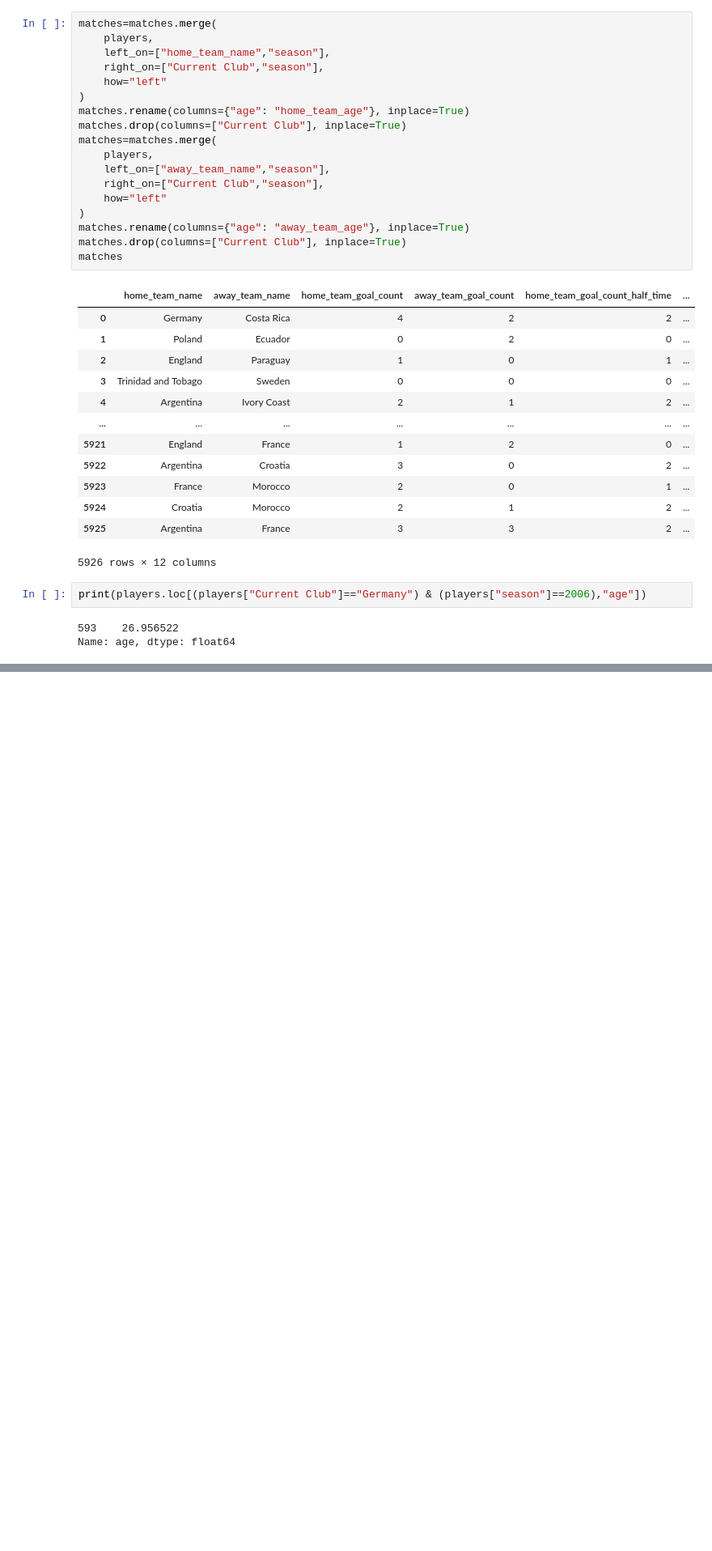
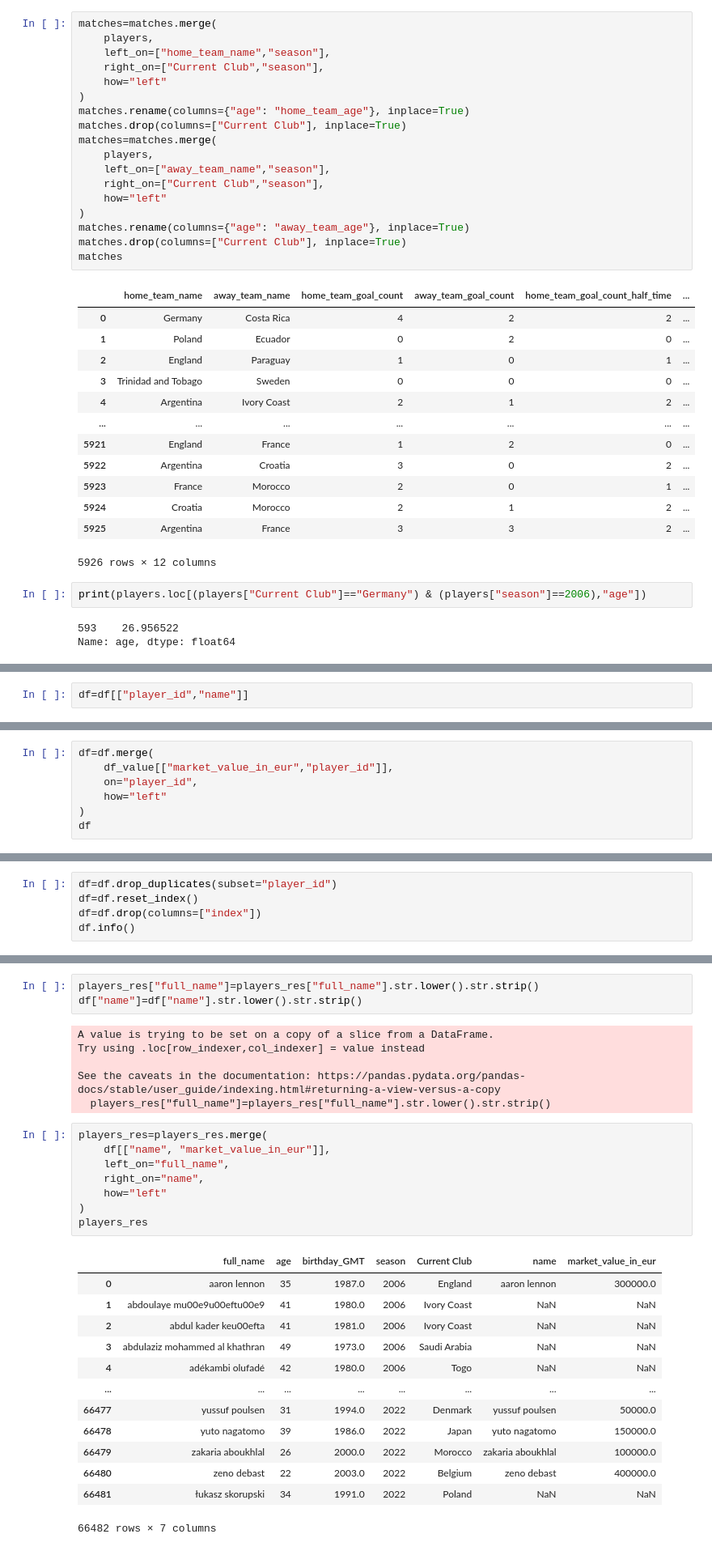
Before and after one commit to yacinemebarki/world_cup_2026_live_prediction, a Jupyter notebook: model_dataExploration/model.ipynb, the cells around one changed output, grey strips where cells are left out. Shown at 81% size. Saved outputs shown, nothing was run; the diff lists cells and outputs as text; blank space fills up the shorter version.

```diff
--- a/model_dataExploration/model.ipynb
+++ b/model_dataExploration/model.ipynb
@@ -390,0 +459,2 @@ matches=matches.drop(columns=["match_number","index"])
+# %%
+df=df[["player_id","name"]]
@@ -390,0 +477,7 @@ matches=matches.drop(columns=["match_number","index"])
+# %%
+df=df.merge(
+    df_value[["market_value_in_eur","player_id"]],
+    on="player_id",
+    how="left"
+)
+df
@@ -390,0 +498,5 @@ matches=matches.drop(columns=["match_number","index"])
+# %%
+df=df.drop_duplicates(subset="player_id")
+df=df.reset_index()
+df=df.drop(columns=["index"])
+df.info()
@@ -390,0 +522,31 @@ matches=matches.drop(columns=["match_number","index"])
+# %%
+players_res["full_name"]=players_res["full_name"].str.lower().str.strip()
+df["name"]=df["name"].str.lower().str.strip()
+# %% [output]
+A value is trying to be set on a copy of a slice from a DataFrame.
+Try using .loc[row_indexer,col_indexer] = value instead
+
+See the caveats in the documentation: https://pandas.pydata.org/pandas-docs/stable/user_guide/indexing.html#returning-a-view-versus-a-copy
+  players_res["full_name"]=players_res["full_name"].str.lower().str.strip()
+# %%
+players_res=players_res.merge(
+    df[["name", "market_value_in_eur"]],
+    left_on="full_name",
+    right_on="name",
+    how="left"
+)
+players_res
+# %% [output]
+|  | full_name | age | birthday_GMT | season | Current Club | name | market_value_in_eur |
+| 0 | aaron lennon | 35 | 1987.0 | 2006 | England | aaron lennon | 300000.0 |
+| 1 | abdoulaye mu00e9u00eftu00e9 | 41 | 1980.0 | 2006 | Ivory Coast | NaN | NaN |
+| 2 | abdul kader keu00efta | 41 | 1981.0 | 2006 | Ivory Coast | NaN | NaN |
+| 3 | abdulaziz mohammed al khathran | 49 | 1973.0 | 2006 | Saudi Arabia | NaN | NaN |
+| 4 | adékambi olufadé | 42 | 1980.0 | 2006 | Togo | NaN | NaN |
+| ... | ... | ... | ... | ... | ... | ... | ... |
+| 66477 | yussuf poulsen | 31 | 1994.0 | 2022 | Denmark | yussuf poulsen | 50000.0 |
+| 66478 | yuto nagatomo | 39 | 1986.0 | 2022 | Japan | yuto nagatomo | 150000.0 |
+| 66479 | zakaria aboukhlal | 26 | 2000.0 | 2022 | Morocco | zakaria aboukhlal | 100000.0 |
+| 66480 | zeno debast | 22 | 2003.0 | 2022 | Belgium | zeno debast | 400000.0 |
+| 66481 | łukasz skorupski | 34 | 1991.0 | 2022 | Poland | NaN | NaN |
+66482 rows × 7 columns
```
Also changed, not shown: parts of 16 cells of this notebook, 2 other files.
